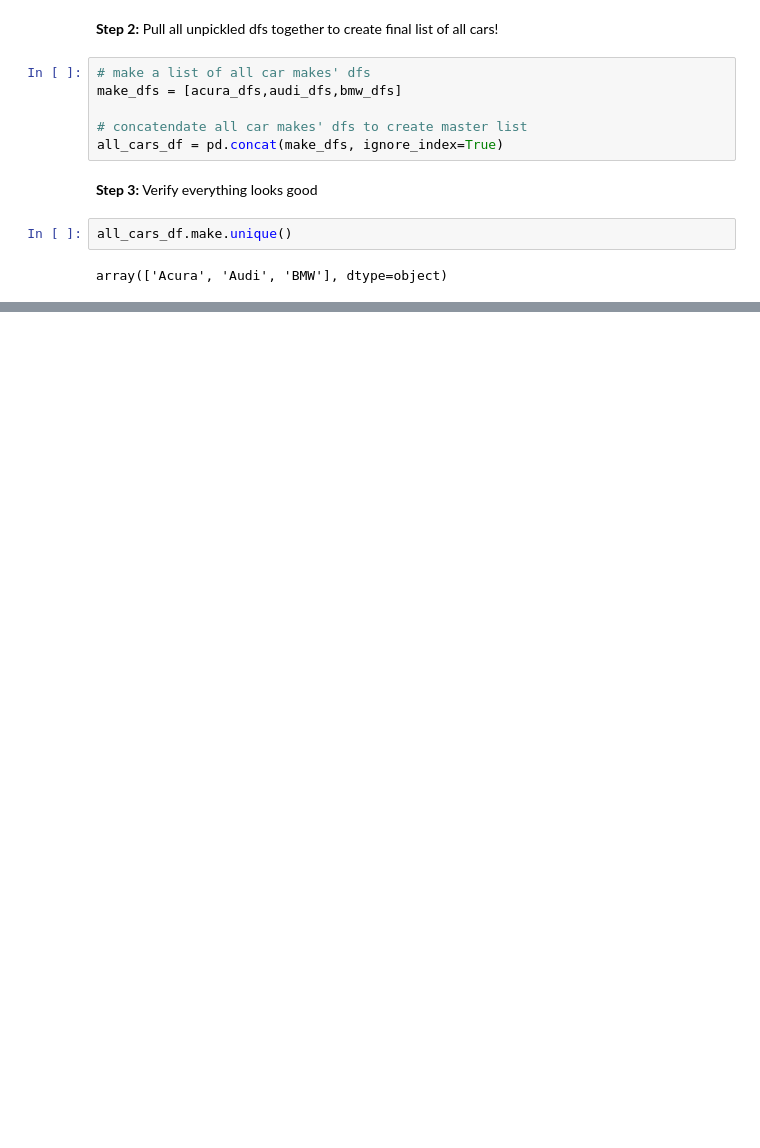
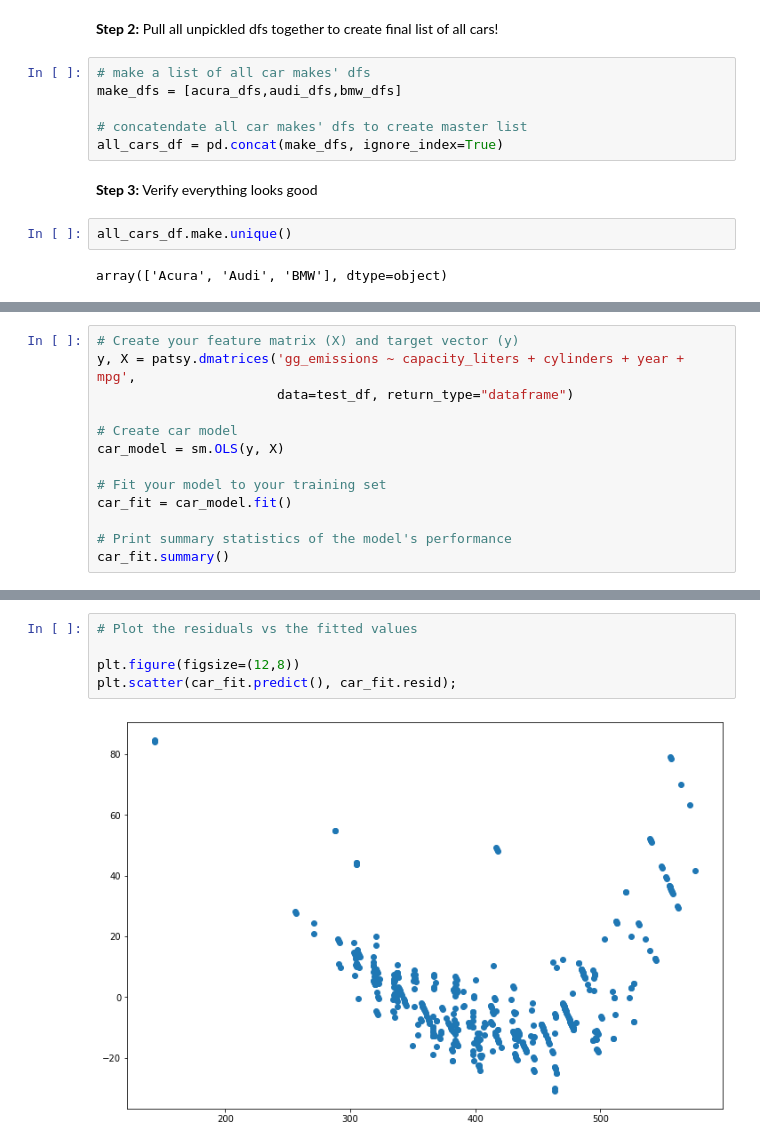
Before and after one commit to cecann10/Test, a Jupyter notebook: Metis_Projects/project_2/aaa_conjunction_junction_all_cars.ipynb, the cells around one changed output, grey strips where cells are left out. Saved outputs shown, nothing was run; the diff lists cells and outputs as text; blank space fills up the shorter version.

```diff
--- a/Metis_Projects/project_2/aaa_conjunction_junction_all_cars.ipynb
+++ b/Metis_Projects/project_2/aaa_conjunction_junction_all_cars.ipynb
@@ -51,0 +91,13 @@ all_cars_df.sample(10)
+# %%
+# Create your feature matrix (X) and target vector (y)
+y, X = patsy.dmatrices('gg_emissions ~ capacity_liters + cylinders + year + mpg',
+                       data=test_df, return_type="dataframe")
+
+# Create car model
+car_model = sm.OLS(y, X)
+
+# Fit your model to your training set
+car_fit = car_model.fit()
+
+# Print summary statistics of the model's performance
+car_fit.summary()
@@ -51,0 +129,7 @@ all_cars_df.sample(10)
+# %%
+# Plot the residuals vs the fitted values
+
+plt.figure(figsize=(12,8))
+plt.scatter(car_fit.predict(), car_fit.resid);
+# %% [output]
+[figure, added]
```
Also changed, not shown: parts of 16 cells of this notebook, 4 other files.
